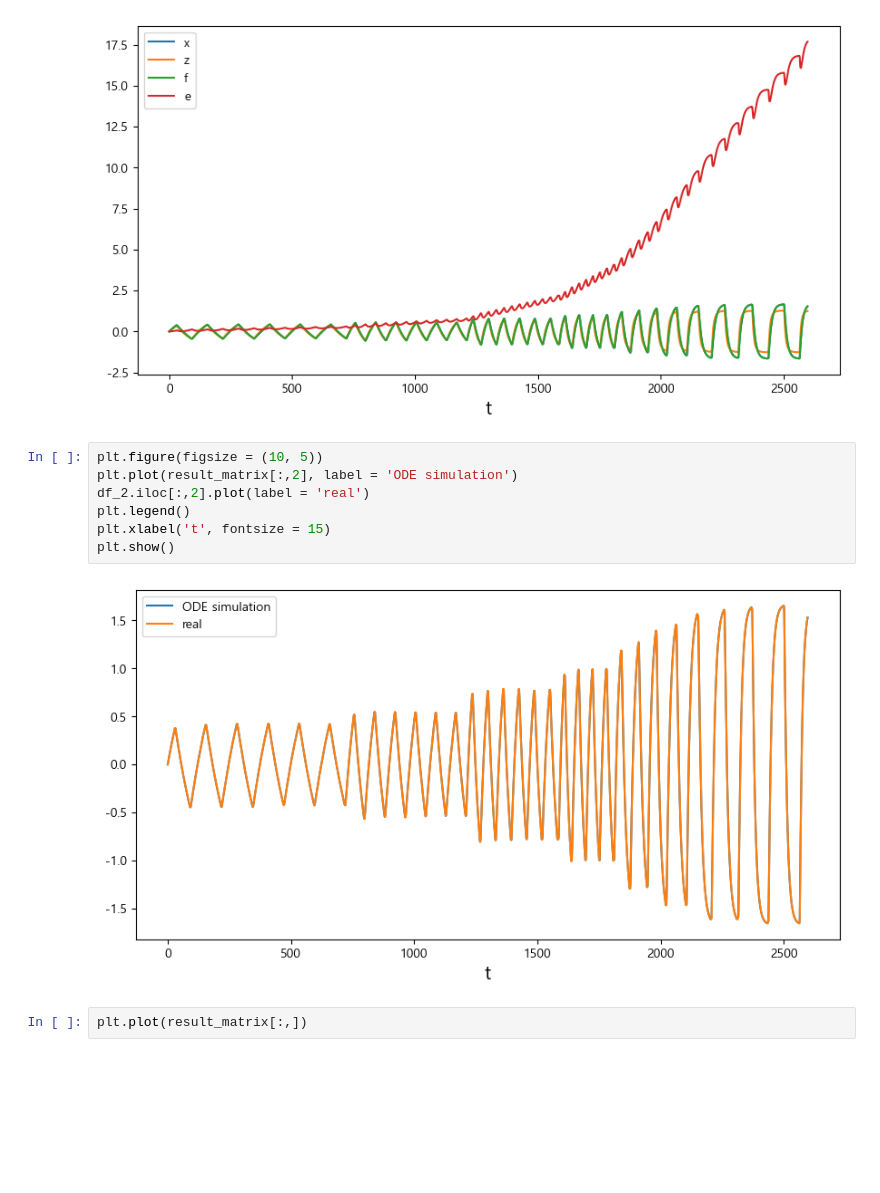
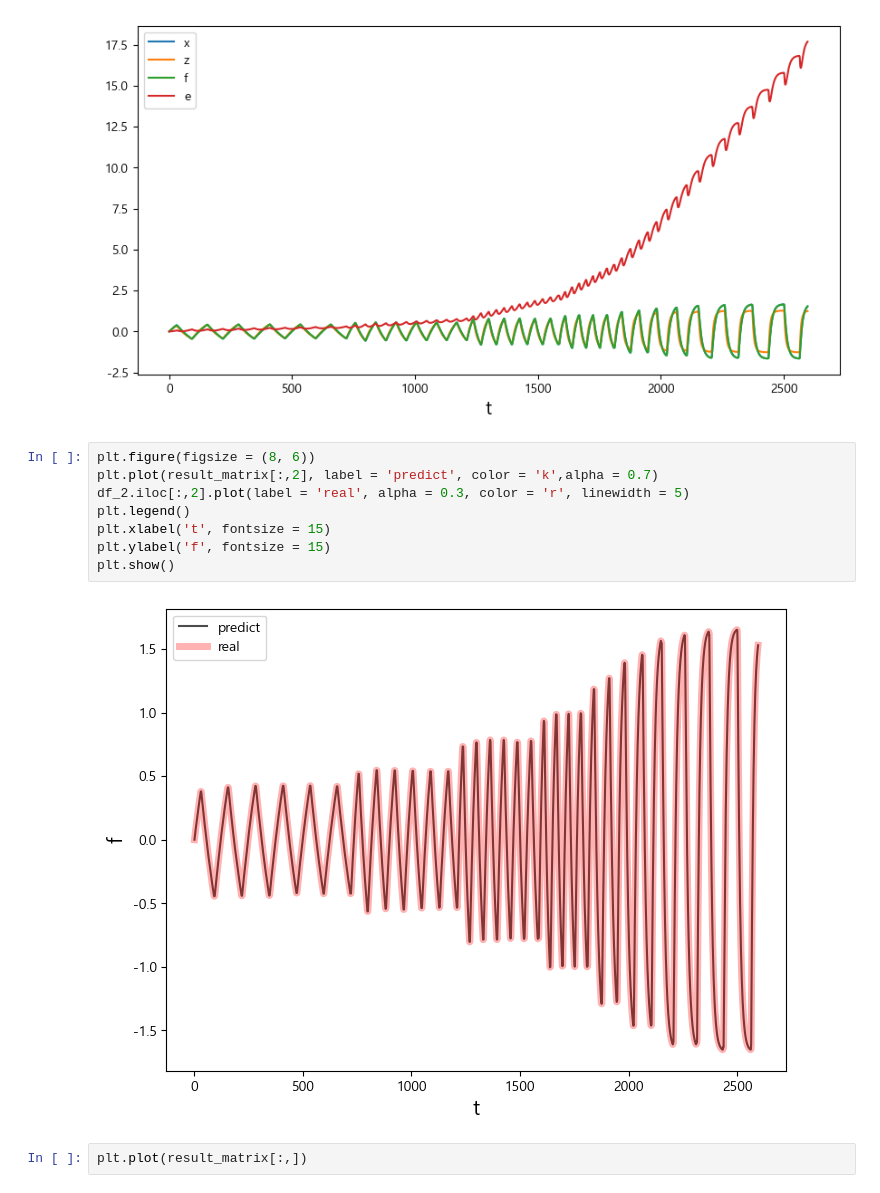
Before and after one commit to Jjineeq/hysteresis_curve, a Jupyter notebook: operator/ode_test.ipynb, the cells around one changed output. Saved outputs shown, nothing was run; the diff lists cells and outputs as text; blank space fills up the shorter version.

```diff
--- a/operator/ode_test.ipynb
+++ b/operator/ode_test.ipynb
@@ -76,14 +76,15 @@ plt.show()
 # %% [output]
 [figure]
 # %%
-plt.figure(figsize = (10, 5))
-plt.plot(result_matrix[:,2], label = 'ODE simulation')
-df_2.iloc[:,2].plot(label = 'real')
+plt.figure(figsize = (8, 6))
+plt.plot(result_matrix[:,2], label = 'predict', color = 'k',alpha = 0.7)
+df_2.iloc[:,2].plot(label = 'real', alpha = 0.3, color = 'r', linewidth = 5)
 plt.legend()
 plt.xlabel('t', fontsize = 15)
+plt.ylabel('f', fontsize = 15)
 plt.show()
 # %% [output]
-[figure, old version]
+[figure, new version]
 # %%
 plt.plot(result_matrix[:,])
 # %% [output]
```
